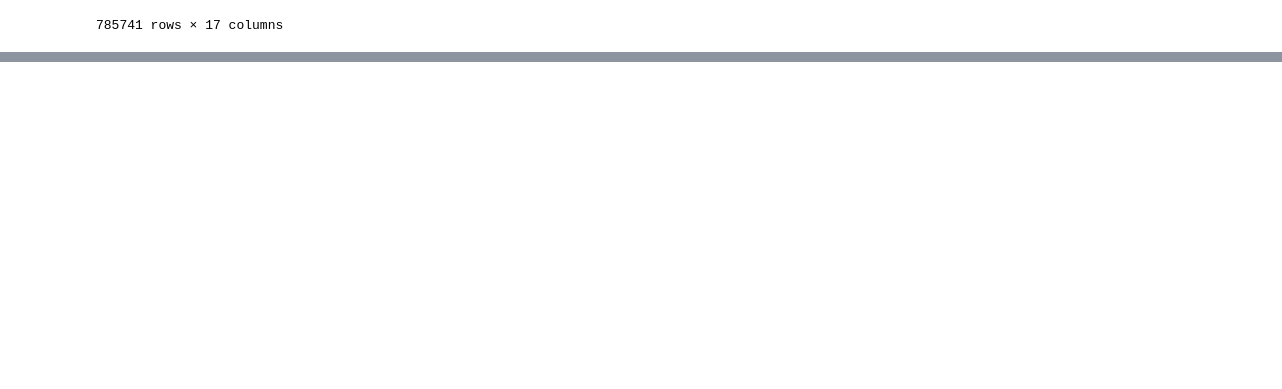
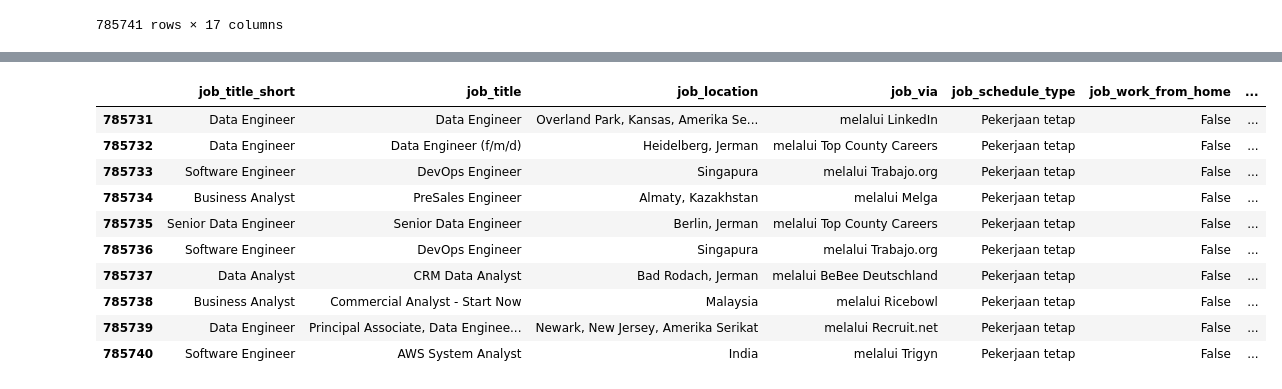
Before and after one commit to sameerraj227/python_library, a Jupyter notebook: Pandas.ipynb, the cells around one changed output, grey strips where cells are left out. Cells and saved outputs as stored; diff of their text form; code cells hidden in the pictures; blank space fills up the shorter version.

```diff
--- a/Pandas.ipynb
+++ b/Pandas.ipynb
@@ -130,0 +145,14 @@ df
+# %%
+df.tail(10)
+# %% [output]
+|  | job_title_short | job_title | job_location | job_via | job_schedule_type | job_work_from_home | ... |
+| 785731 | Data Engineer | Data Engineer | Overland Park, Kansas, Amerika Se... | melalui LinkedIn | Pekerjaan tetap | False | ... |
+| 785732 | Data Engineer | Data Engineer (f/m/d) | Heidelberg, Jerman | melalui Top County Careers | Pekerjaan tetap | False | ... |
+| 785733 | Software Engineer | DevOps Engineer | Singapura | melalui Trabajo.org | Pekerjaan tetap | False | ... |
+| 785734 | Business Analyst | PreSales Engineer | Almaty, Kazakhstan | melalui Melga | Pekerjaan tetap | False | ... |
+| 785735 | Senior Data Engineer | Senior Data Engineer | Berlin, Jerman | melalui Top County Careers | Pekerjaan tetap | False | ... |
+| 785736 | Software Engineer | DevOps Engineer | Singapura | melalui Trabajo.org | Pekerjaan tetap | False | ... |
+| 785737 | Data Analyst | CRM Data Analyst | Bad Rodach, Jerman | melalui BeBee Deutschland | Pekerjaan tetap | False | ... |
+| 785738 | Business Analyst | Commercial Analyst - Start Now | Malaysia | melalui Ricebowl | Pekerjaan tetap | False | ... |
+| 785739 | Data Engineer | Principal Associate, Data Enginee... | Newark, New Jersey, Amerika Serikat | melalui Recruit.net | Pekerjaan tetap | False | ... |
+| 785740 | Software Engineer | AWS System Analyst | India | melalui Trigyn | Pekerjaan tetap | False | ... |
```
Also changed, not shown: parts of 2 cells of this notebook.
